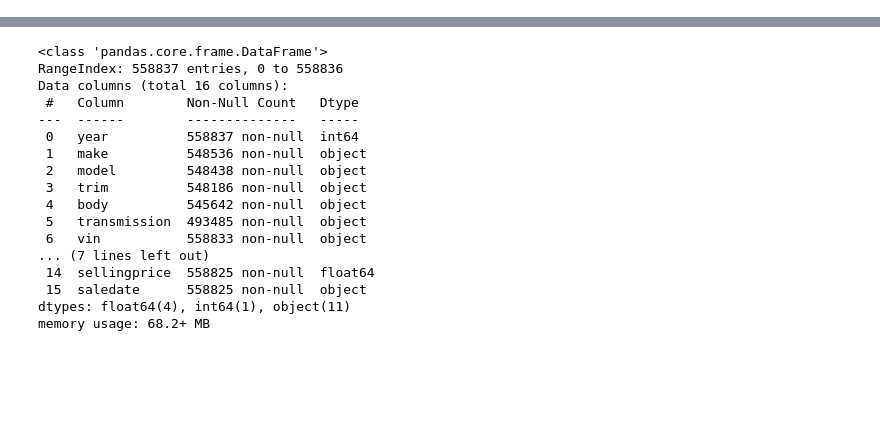
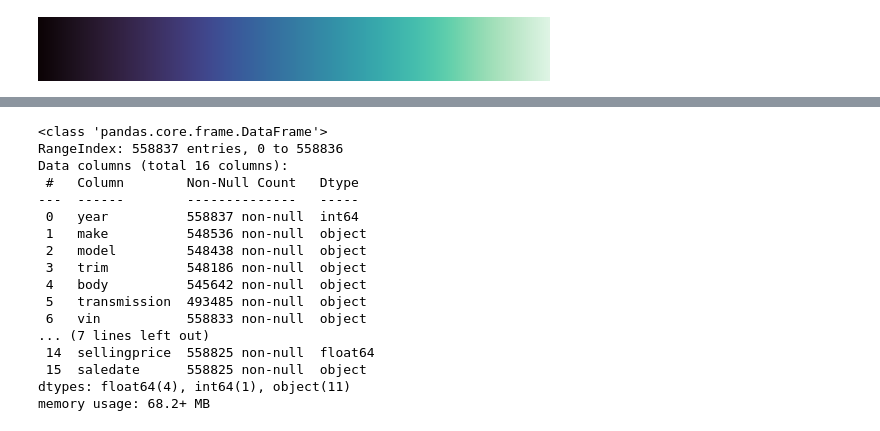
Before and after one commit to vanki2003/car-sales, a Jupyter notebook: notebook.ipynb, the cells around one changed output, grey strips where cells are left out. Drawn from its saved outputs; the diff is of its cells as text; code cells hidden in the pictures; blank space fills up the shorter version.

Commit message:
practiced grouping and visualisation

```diff
--- a/notebook.ipynb
+++ b/notebook.ipynb
@@ -7,6 +7,9 @@ import os
 # %%
 sns.set_style("darkgrid")
 sns.set_theme("paper")
+sns.color_palette("mako", as_cmap=True)
+# %% [output]
+[figure, added]
 # %%
 pwd = os.getcwd()
 # %%
```
Also changed, not shown: parts of 12 cells of this notebook.
